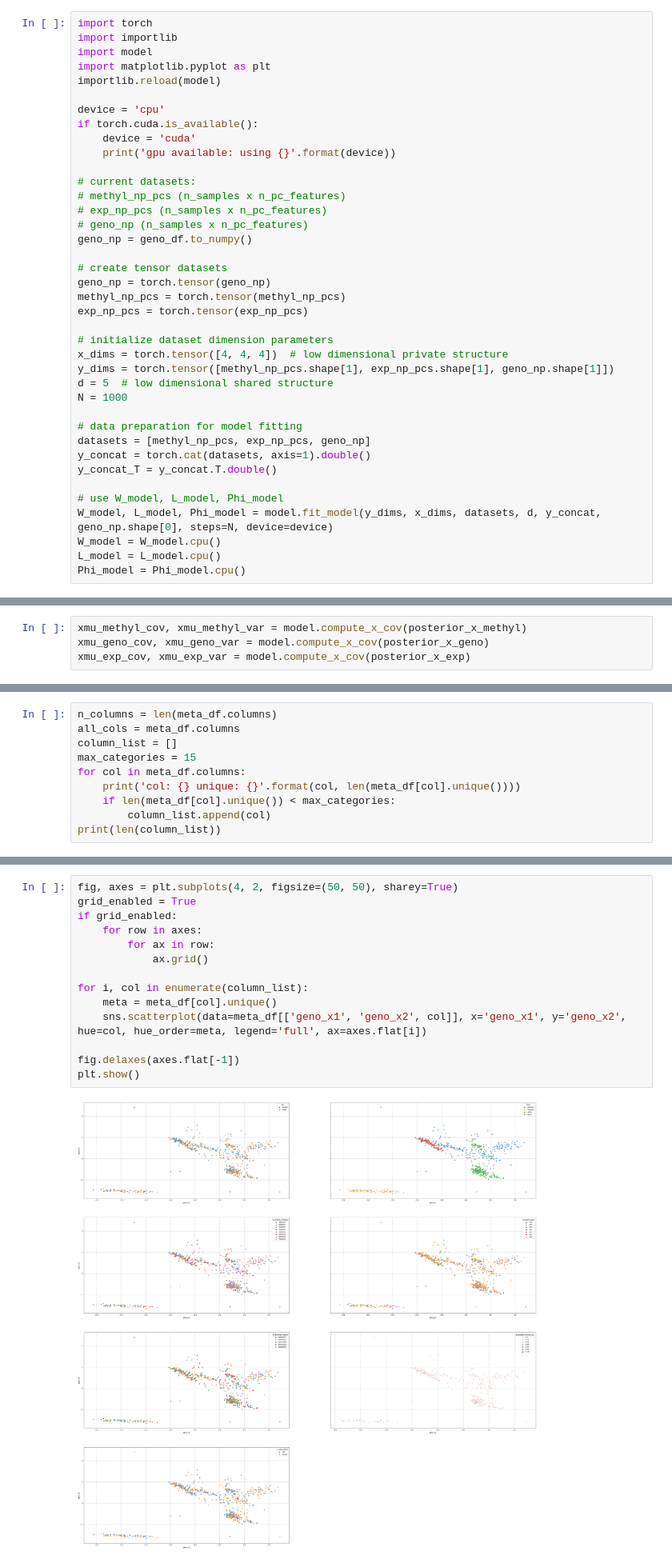
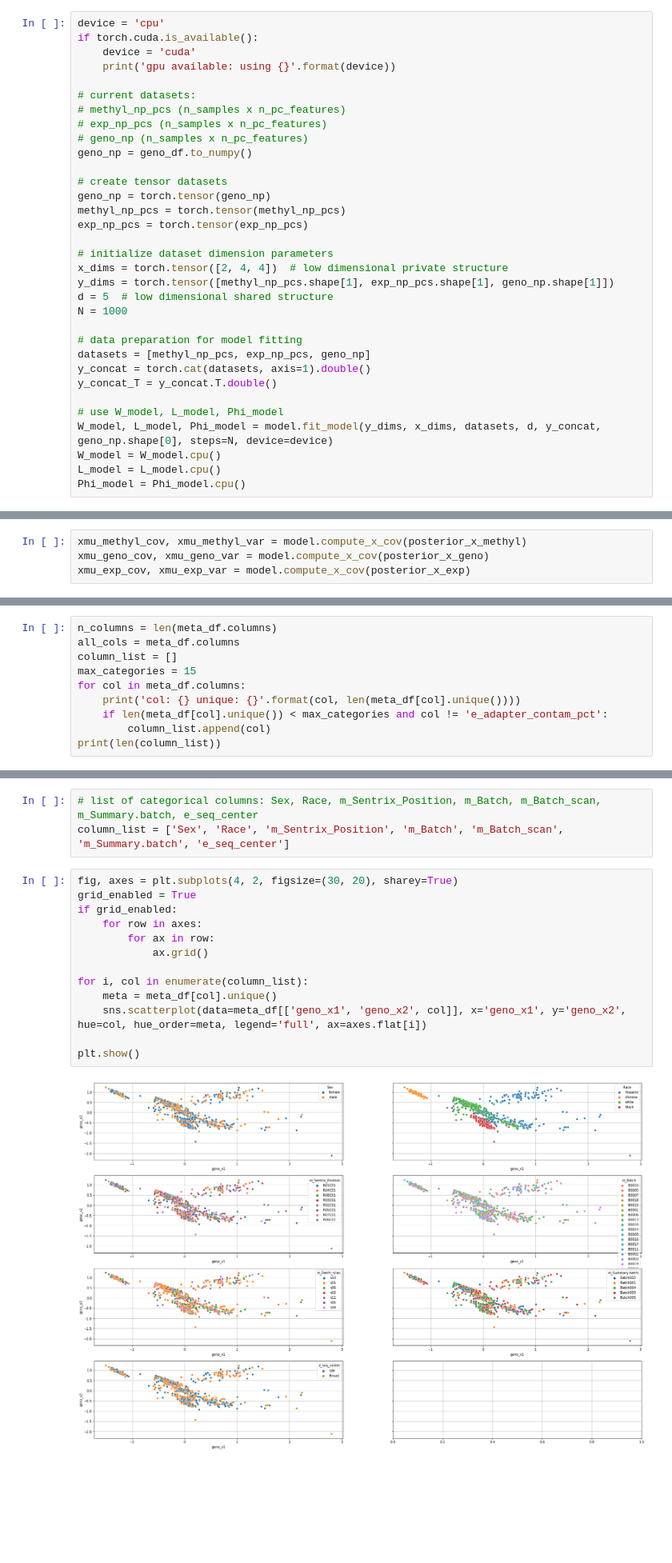
Before and after one commit to collinwa/MCFA, a Jupyter notebook: process_mesa.ipynb, the cells around one changed output, grey strips where cells are left out. Shown at 80% size. Saved outputs shown, nothing was run; the diff lists cells and outputs as text; blank space fills up the shorter version.

```diff
--- a/process_mesa.ipynb
+++ b/process_mesa.ipynb
@@ -127,10 +135,4 @@ Shape After PCA: (692, 47)
 # %%
-import torch
-import importlib
-import model
-import matplotlib.pyplot as plt
-importlib.reload(model)
-
 device = 'cpu'
 if torch.cuda.is_available():
     device = 'cuda'
@@ -148,7 +150,7 @@ methyl_np_pcs = torch.tensor(methyl_np_pcs)
 exp_np_pcs = torch.tensor(exp_np_pcs)
 
 # initialize dataset dimension parameters
-x_dims = torch.tensor([4, 4, 4])  # low dimensional private structure
+x_dims = torch.tensor([2, 4, 4])  # low dimensional private structure
 y_dims = torch.tensor([methyl_np_pcs.shape[1], exp_np_pcs.shape[1], geno_np.shape[1]])
 d = 5  # low dimensional shared structure
 N = 1000
@@ -231,7 +233,7 @@ column_list = []
 max_categories = 15
 for col in meta_df.columns:
     print('col: {} unique: {}'.format(col, len(meta_df[col].unique())))
-    if len(meta_df[col].unique()) < max_categories:
+    if len(meta_df[col].unique()) < max_categories and col != 'e_adapter_contam_pct':
         column_list.append(col)
 print(len(column_list))
 # %% [output]
@@ -255,17 +257,19 @@ col: exp_x2 unique: 692
+# %%
+# list of categorical columns: Sex, Race, m_Sentrix_Position, m_Batch, m_Batch_scan, m_Summary.batch, e_seq_center
+column_list = ['Sex', 'Race', 'm_Sentrix_Position', 'm_Batch', 'm_Batch_scan', 'm_Summary.batch', 'e_seq_center']
 # %%
-fig, axes = plt.subplots(4, 2, figsize=(50, 50), sharey=True)
+fig, axes = plt.subplots(4, 2, figsize=(30, 20), sharey=True)
 grid_enabled = True
 if grid_enabled:
     for row in axes:
         for ax in row:
             ax.grid()
 
 for i, col in enumerate(column_list):
     meta = meta_df[col].unique()
     sns.scatterplot(data=meta_df[['geno_x1', 'geno_x2', col]], x='geno_x1', y='geno_x2', hue=col, hue_order=meta, legend='full', ax=axes.flat[i])
 
-fig.delaxes(axes.flat[-1])
 plt.show()
 # %% [output]
-[figure, old version]
+[figure, new version]
 # %%
```
Also changed, not shown: parts of 11 cells of this notebook, 2 other files.
